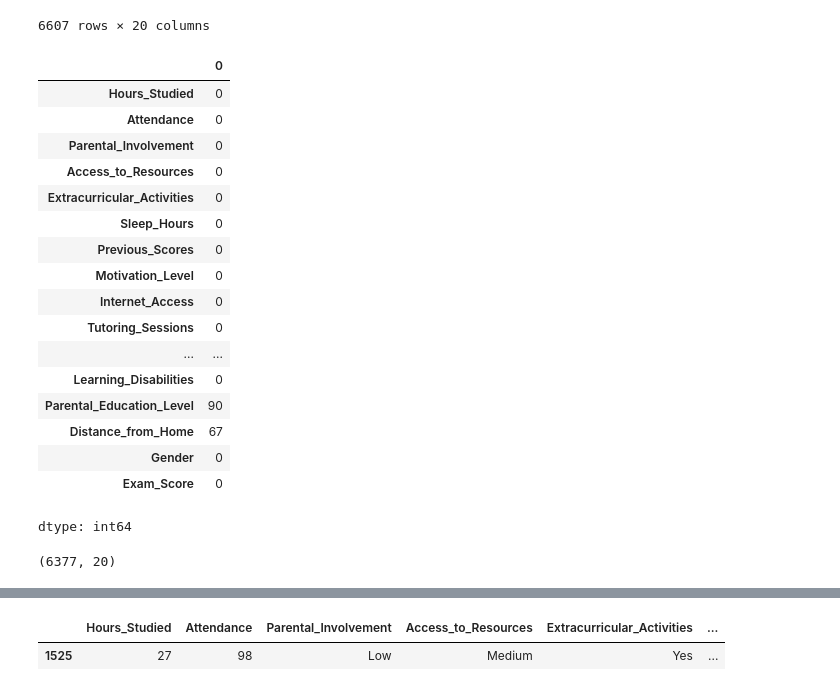
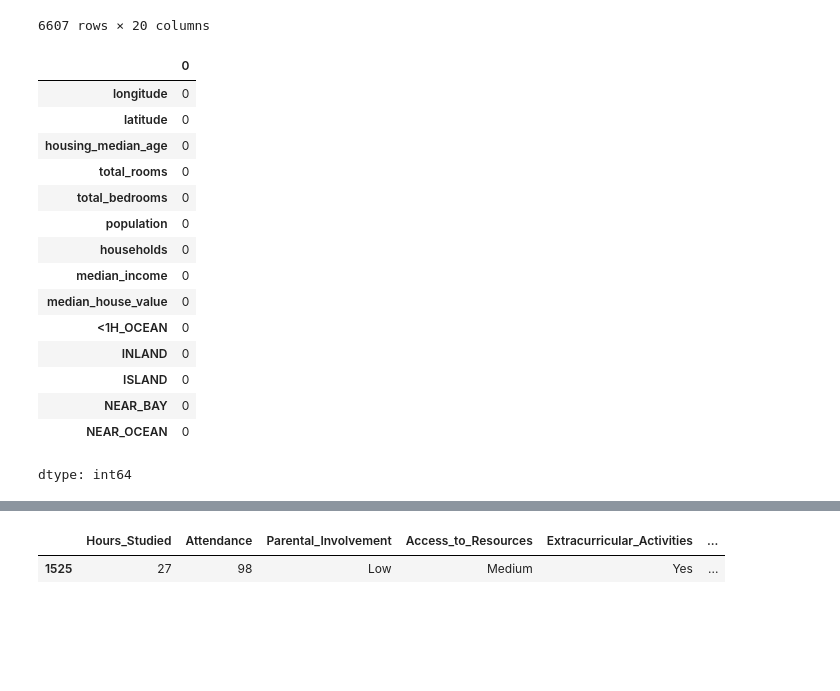
Before and after one commit to fasantosgh/MVP_MachineLearning, a Jupyter notebook: MVP_MacLearning.ipynb, the cells around one changed output, grey strips where cells are left out. Saved outputs shown, nothing was run; the diff lists cells and outputs as text; code cells hidden in the pictures; blank space fills up the shorter version.

```diff
--- a/MVP_MacLearning.ipynb
+++ b/MVP_MacLearning.ipynb
@@ -163,0 +208,21 @@ SyntaxError: unmatched ')' (<ipython-input-6-2d609f51fb40>, line 6)
+# %%
+# Transformação categórica One hot encoding
+# definindo o transformador como one hot encoding
+encoder = OneHotEncoder()
+
+# transformando os dados
+dados_ohe = encoder.fit_transform(dataset[['ocean_proximity']]).toarray()
+
+# Cria um dataframe com o resultado
+dados_ohe = pd.DataFrame(data=dados_ohe, index=range(0,20433))
+
+# Unindo os dois dataframes
+dataset = dataset.join(dados_ohe, rsuffix='_dados_ohe')
+
+# Excluindo a coluna ocean_proximity
+dataset = dataset.drop(['ocean_proximity'], axis=1)
+
+# Renomeando as colunas
+dataset = dataset.rename(columns={0:'<1H_OCEAN', 1:'INLAND', 2:'ISLAND', 3:'NEAR_BAY', 4:'NEAR_OCEAN'})
+
+dataset
@@ -163,0 +243,9 @@ SyntaxError: unmatched ')' (<ipython-input-6-2d609f51fb40>, line 6)
+# %%
+# Filtrar registros onde a coluna 'B' tem o valor 'foo' e selecionar a coluna 'A'
+# filtered_column = dataset[dataset['ocean_proximity'] == '<1H OCEAN']
+# print("\nValores da coluna 'A' onde a coluna 'B' é 'foo':")
+# print(filtered_column)
+# Renomeando as colunas
+dataset = dataset.rename(columns={0:'<1H_OCEAN', 1:'INLAND', 2:'ISLAND', 3:'NEAR_BAY', 4:'NEAR_OCEAN'})
+
+dataset
@@ -371,37 +504,23 @@ stdperf.sort_values(by='Exam_Score')
 6607 rows × 20 columns
 # %%
 #
+#   Verificando o número de na values
 #
-#   Limpeza dos dados
-#
-#   Contando o número de na values
-#
-stdperf.isna().sum()
+dataset.isna().sum()
 # %% [output]
 |  | 0 |
-| Hours_Studied | 0 |
-| Attendance | 0 |
-| Parental_Involvement | 0 |
-| Access_to_Resources | 0 |
-| Extracurricular_Activities | 0 |
-| Sleep_Hours | 0 |
-| Previous_Scores | 0 |
-| Motivation_Level | 0 |
-| Internet_Access | 0 |
-| Tutoring_Sessions | 0 |
-| ... | ... |
-| Learning_Disabilities | 0 |
-| Parental_Education_Level | 90 |
-| Distance_from_Home | 67 |
-| Gender | 0 |
-| Exam_Score | 0 |
+| longitude | 0 |
+| latitude | 0 |
+| housing_median_age | 0 |
+| total_rooms | 0 |
+| total_bedrooms | 0 |
+| population | 0 |
+| households | 0 |
+| median_income | 0 |
+| median_house_value | 0 |
+| <1H_OCEAN | 0 |
+| INLAND | 0 |
+| ISLAND | 0 |
+| NEAR_BAY | 0 |
+| NEAR_OCEAN | 0 |
 dtype: int64
-# %%
-#
-# Observa-se que há algumas linhas com valores nulos.
-# Como são poucas linhas em relação ao total, vou eliminá-las:
-#
-stdperf = stdperf.dropna(how='any')
-stdperf.shape
-# %% [output]
-(6377, 20)
```
Also changed, not shown: parts of 19 cells of this notebook.
